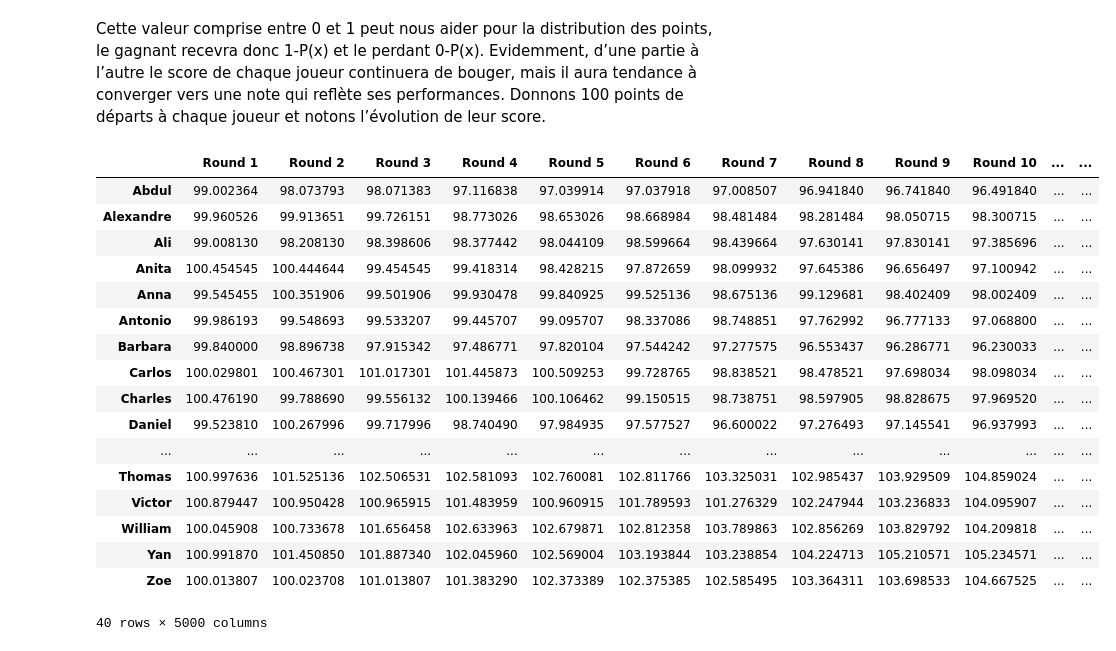
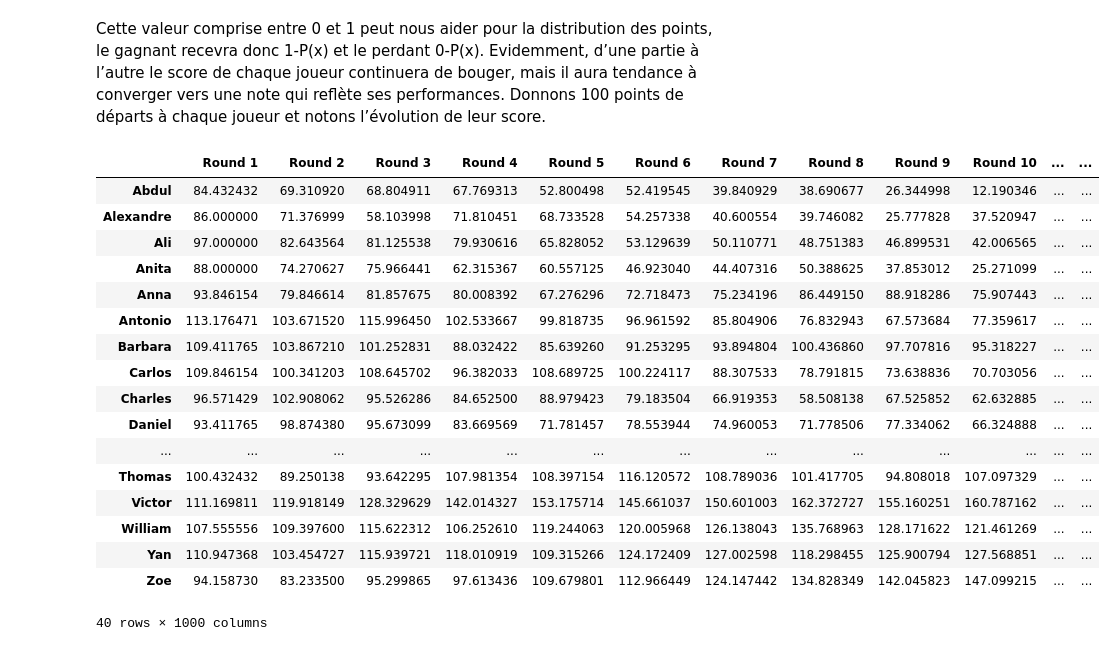
Before and after one commit to colinldt/Elo_rating_system, a Jupyter notebook: elo_rating_system.ipynb, the cells around one changed output. Saved outputs shown, nothing was run; the diff lists cells and outputs as text; code cells hidden in the pictures.

```diff
--- a/elo_rating_system.ipynb
+++ b/elo_rating_system.ipynb
@@ -17,7 +17,7 @@ players = df['Name'].to_list()
 
 ratings = pd.Series(0.0, index=players)
 
-nb_rounds = 5000
+nb_rounds = 1000
 
 df_score_01 = pd.DataFrame(index=players, columns=[f'Round {i+1}' for i in range(nb_rounds)], dtype=float)
 
@@ -116,54 +116,58 @@ P(x)=\frac{x}{\Bigl(x+y)}
 Cette valeur comprise entre 0 et 1 peut nous aider pour la distribution des points, le gagnant recevra donc 1-P(x) et le perdant 0-P(x). Evidemment, d’une partie à l’autre le score de chaque joueur continuera de bouger, mais il aura tendance à converger vers une note qui reflète ses performances. Donnons 100 points de départs à chaque joueur et notons l’évolution de leur score.
 # %%
 players = df['Name'].to_list()
-
 ratings = pd.Series(100.0, index=players)
 
-nb_rounds = 5000
+nb_rounds = 1000
 
 df_score_02 = pd.DataFrame(index=players, columns=[f'Round {i+1}' for i in range(nb_rounds)], dtype=float)
+
+
 
 for i in range(nb_rounds):
     np.random.shuffle(players)
     duel = [(players[j], players[j+1]) for j in range(0, len(players)-1,2)]
 
+    K = 16.0 / (1+i/100)
+
     for pA, pB in duel:
-        lvl_A = int(df[df['Name'] == pA].iloc[0]['Level'])
-        lvl_B = int(df[df['Name'] == pB].iloc[0]['Level'])
 
-        prob_pA_win = lvl_A / (lvl_A + lvl_B)
+        lvl_pA = df[df['Name'] == pA].iloc[0]['Level']
+        lvl_pB = df[df['Name'] == pB].iloc[0]['Level']
+
+        prob_pA_win = lvl_pA / (lvl_pA + lvl_pB)
 
         win_pA = np.random.choice([1, 0], p=[prob_pA_win, 1- prob_pA_win])
 
         if win_pA:
-            ratings[pA] += prob_pA_win
-            ratings[pB] -= prob_pA_win
+            ratings[pA] += K * (1 - prob_pA_win)
+            ratings[pB] += K * (0 - prob_pA_win)
         else:
-            ratings[pA] -= prob_pA_win
-            ratings[pB] += prob_pA_win
+            ratings[pB] += K * (1 - prob_pA_win)
+            ratings[pA] += K * (0 - prob_pA_win)
 
-    df_score_02[f'Round {i+1}'] = ratings
+    df_score_02[f'Round {i+1}'] = ratings.copy()
 
 df_score_02
 # %% [output]
 |  | Round 1 | Round 2 | Round 3 | Round 4 | Round 5 | Round 6 | Round 7 | Round 8 | Round 9 | Round 10 | ... | ... |
-| Abdul | 99.002364 | 98.073793 | 98.071383 | 97.116838 | 97.039914 | 97.037918 | 97.008507 | 96.941840 | 96.741840 | 96.491840 | ... | ... |
-| Alexandre | 99.960526 | 99.913651 | 99.726151 | 98.773026 | 98.653026 | 98.668984 | 98.481484 | 98.281484 | 98.050715 | 98.300715 | ... | ... |
-| Ali | 99.008130 | 98.208130 | 98.398606 | 98.377442 | 98.044109 | 98.599664 | 98.439664 | 97.630141 | 97.830141 | 97.385696 | ... | ... |
-| Anita | 100.454545 | 100.444644 | 99.454545 | 99.418314 | 98.428215 | 97.872659 | 98.099932 | 97.645386 | 96.656497 | 97.100942 | ... | ... |
-| Anna | 99.545455 | 100.351906 | 99.501906 | 99.930478 | 99.840925 | 99.525136 | 98.675136 | 99.129681 | 98.402409 | 98.002409 | ... | ... |
-| Antonio | 99.986193 | 99.548693 | 99.533207 | 99.445707 | 99.095707 | 98.337086 | 98.748851 | 97.762992 | 96.777133 | 97.068800 | ... | ... |
-| Barbara | 99.840000 | 98.896738 | 97.915342 | 97.486771 | 97.820104 | 97.544242 | 97.277575 | 96.553437 | 96.286771 | 96.230033 | ... | ... |
-| Carlos | 100.029801 | 100.467301 | 101.017301 | 101.445873 | 100.509253 | 99.728765 | 98.838521 | 98.478521 | 97.698034 | 98.098034 | ... | ... |
-| Charles | 100.476190 | 99.788690 | 99.556132 | 100.139466 | 100.106462 | 99.150515 | 98.738751 | 98.597905 | 98.828675 | 97.969520 | ... | ... |
-| Daniel | 99.523810 | 100.267996 | 99.717996 | 98.740490 | 97.984935 | 97.577527 | 96.600022 | 97.276493 | 97.145541 | 96.937993 | ... | ... |
+| Abdul | 84.432432 | 69.310920 | 68.804911 | 67.769313 | 52.800498 | 52.419545 | 39.840929 | 38.690677 | 26.344998 | 12.190346 | ... | ... |
+| Alexandre | 86.000000 | 71.376999 | 58.103998 | 71.810451 | 68.733528 | 54.257338 | 40.600554 | 39.746082 | 25.777828 | 37.520947 | ... | ... |
+| Ali | 97.000000 | 82.643564 | 81.125538 | 79.930616 | 65.828052 | 53.129639 | 50.110771 | 48.751383 | 46.899531 | 42.006565 | ... | ... |
+| Anita | 88.000000 | 74.270627 | 75.966441 | 62.315367 | 60.557125 | 46.923040 | 44.407316 | 50.388625 | 37.853012 | 25.271099 | ... | ... |
+| Anna | 93.846154 | 79.846614 | 81.857675 | 80.008392 | 67.276296 | 72.718473 | 75.234196 | 86.449150 | 88.918286 | 75.907443 | ... | ... |
+| Antonio | 113.176471 | 103.671520 | 115.996450 | 102.533667 | 99.818735 | 96.961592 | 85.804906 | 76.832943 | 67.573684 | 77.359617 | ... | ... |
+| Barbara | 109.411765 | 103.867210 | 101.252831 | 88.032422 | 85.639260 | 91.253295 | 93.894804 | 100.436860 | 97.707816 | 95.318227 | ... | ... |
+| Carlos | 109.846154 | 100.341203 | 108.645702 | 96.382033 | 108.689725 | 100.224117 | 88.307533 | 78.791815 | 73.638836 | 70.703056 | ... | ... |
+| Charles | 96.571429 | 102.908062 | 95.526286 | 84.652500 | 88.979423 | 79.183504 | 66.919353 | 58.508138 | 67.525852 | 62.632885 | ... | ... |
+| Daniel | 93.411765 | 98.874380 | 95.673099 | 83.669569 | 71.781457 | 78.553944 | 74.960053 | 71.778506 | 77.334062 | 66.324888 | ... | ... |
 | ... | ... | ... | ... | ... | ... | ... | ... | ... | ... | ... | ... | ... |
-| Thomas | 100.997636 | 101.525136 | 102.506531 | 102.581093 | 102.760081 | 102.811766 | 103.325031 | 102.985437 | 103.929509 | 104.859024 | ... | ... |
-| Victor | 100.879447 | 100.950428 | 100.965915 | 101.483959 | 100.960915 | 101.789593 | 101.276329 | 102.247944 | 103.236833 | 104.095907 | ... | ... |
-| William | 100.045908 | 100.733678 | 101.656458 | 102.633963 | 102.679871 | 102.812358 | 103.789863 | 102.856269 | 103.829792 | 104.209818 | ... | ... |
-| Yan | 100.991870 | 101.450850 | 101.887340 | 102.045960 | 102.569004 | 103.193844 | 103.238854 | 104.224713 | 105.210571 | 105.234571 | ... | ... |
-| Zoe | 100.013807 | 100.023708 | 101.013807 | 101.383290 | 102.373389 | 102.375385 | 102.585495 | 103.364311 | 103.698533 | 104.667525 | ... | ... |
+| Thomas | 100.432432 | 89.250138 | 93.642295 | 107.981354 | 108.397154 | 116.120572 | 108.789036 | 101.417705 | 94.808018 | 107.097329 | ... | ... |
+| Victor | 111.169811 | 119.918149 | 128.329629 | 142.014327 | 153.175714 | 145.661037 | 150.601003 | 162.372727 | 155.160251 | 160.787162 | ... | ... |
+| William | 107.555556 | 109.397600 | 115.622312 | 106.252610 | 119.244063 | 120.005968 | 126.138043 | 135.768963 | 128.171622 | 121.461269 | ... | ... |
+| Yan | 110.947368 | 103.454727 | 115.939721 | 118.010919 | 109.315266 | 124.172409 | 127.002598 | 118.298455 | 125.900794 | 127.568851 | ... | ... |
+| Zoe | 94.158730 | 83.233500 | 95.299865 | 97.613436 | 109.679801 | 112.966449 | 124.147442 | 134.828349 | 142.045823 | 147.099215 | ... | ... |
-40 rows × 5000 columns
+40 rows × 1000 columns
 # %%
 plt.figure(figsize=(15, 15))
 
```
Also changed, not shown: parts of 3 cells of this notebook.
